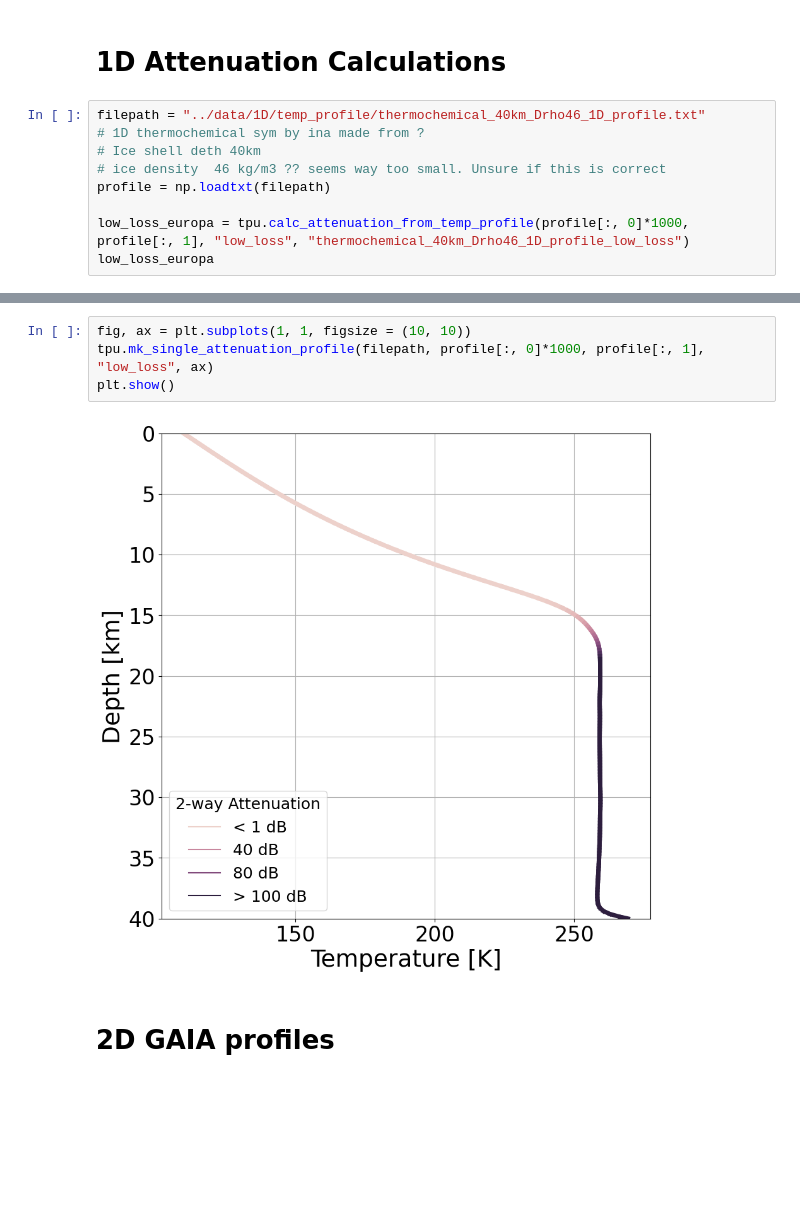
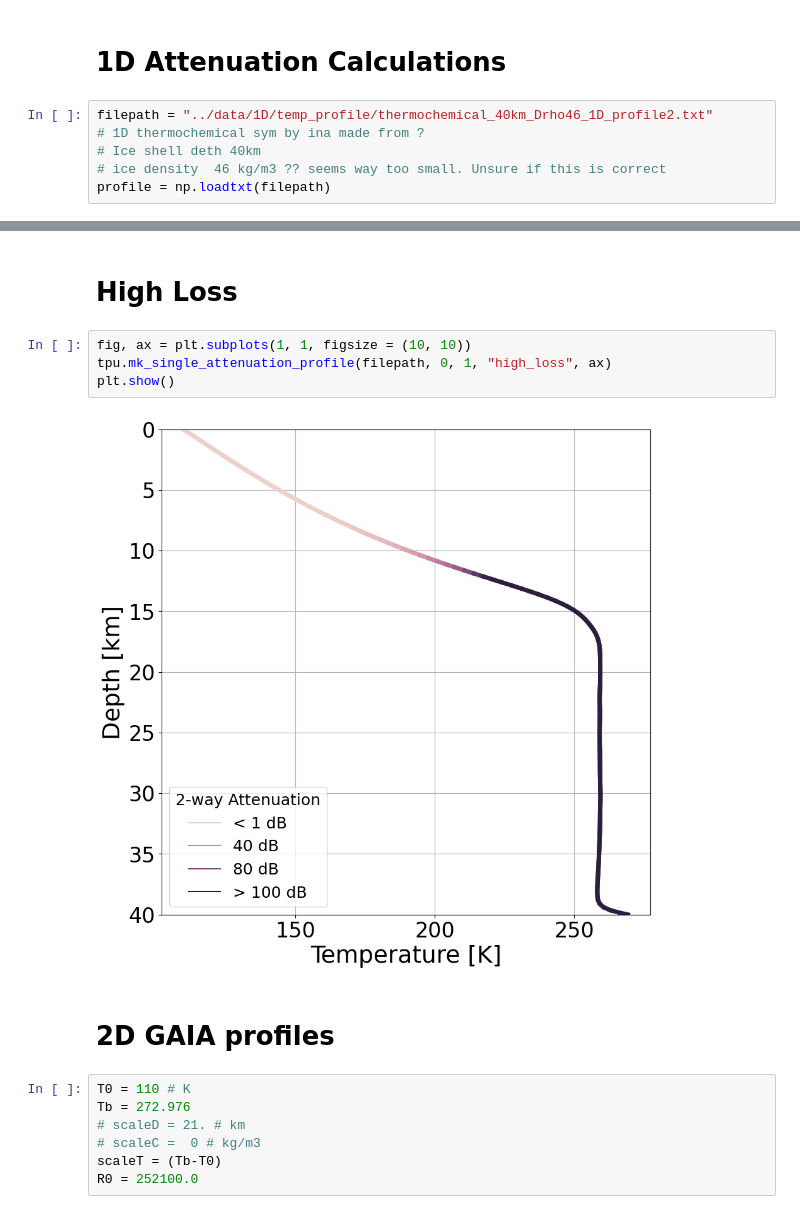
Before and after one commit to AtWillB/stanford_radar, a Jupyter notebook: src/kickoff_meeting_demo.ipynb, the cells around one changed output, grey strips where cells are left out. Saved outputs shown, nothing was run; the diff lists cells and outputs as text; blank space fills up the shorter version.

```diff
--- a/src/kickoff_meeting_demo.ipynb
+++ b/src/kickoff_meeting_demo.ipynb
@@ -10,11 +10,8 @@ import seaborn as sns
 # %% [markdown]
 # 1D Attenuation Calculations
 # %%
-filepath = "../data/1D/temp_profile/thermochemical_40km_Drho46_1D_profile.txt"
+filepath = "../data/1D/temp_profile/thermochemical_40km_Drho46_1D_profile2.txt"
 # 1D thermochemical sym by ina made from ?
 # Ice shell deth 40km
 # ice density  46 kg/m3 ?? seems way too small. Unsure if this is correct
 profile = np.loadtxt(filepath)
-
-low_loss_europa = tpu.calc_attenuation_from_temp_profile(profile[:, 0]*1000, profile[:, 1], "low_loss", "thermochemical_40km_Drho46_1D_profile_low_loss")
-low_loss_europa
@@ -39,11 +23,20 @@ tpu.mk_single_attenuation_profile(filepath, profile[:, 0]*1000, profile[:, 1], "
 plt.show()
 # %% [output]
 [figure]
+# %% [markdown]
+# High Loss
 # %%
 fig, ax = plt.subplots(1, 1, figsize = (10, 10))
-tpu.mk_single_attenuation_profile(filepath, profile[:, 0]*1000, profile[:, 1], "low_loss", ax)
+tpu.mk_single_attenuation_profile(filepath, 0, 1, "high_loss", ax)
 plt.show()
 # %% [output]
-[figure, old version]
+[figure, new version]
 # %% [markdown]
 # 2D GAIA profiles
+# %%
+T0 = 110 # K
+Tb = 272.976
+# scaleD = 21. # km
+# scaleC =  0 # kg/m3
+scaleT = (Tb-T0)
+R0 = 252100.0
```
Also changed, not shown: parts of 16 cells of this notebook, 18 other files.
